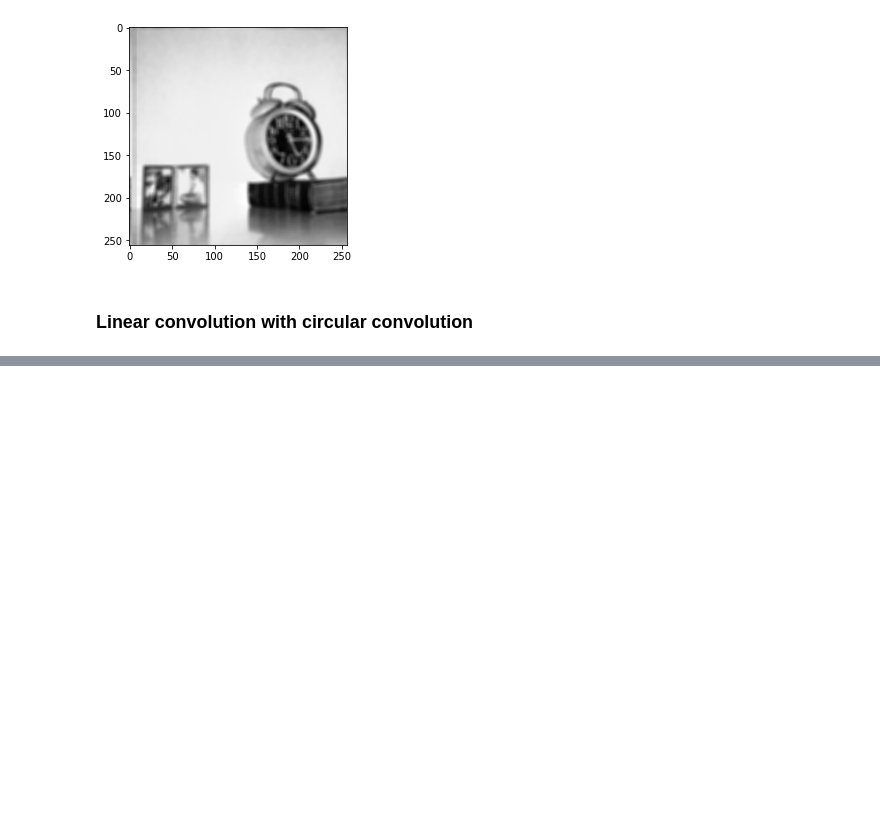
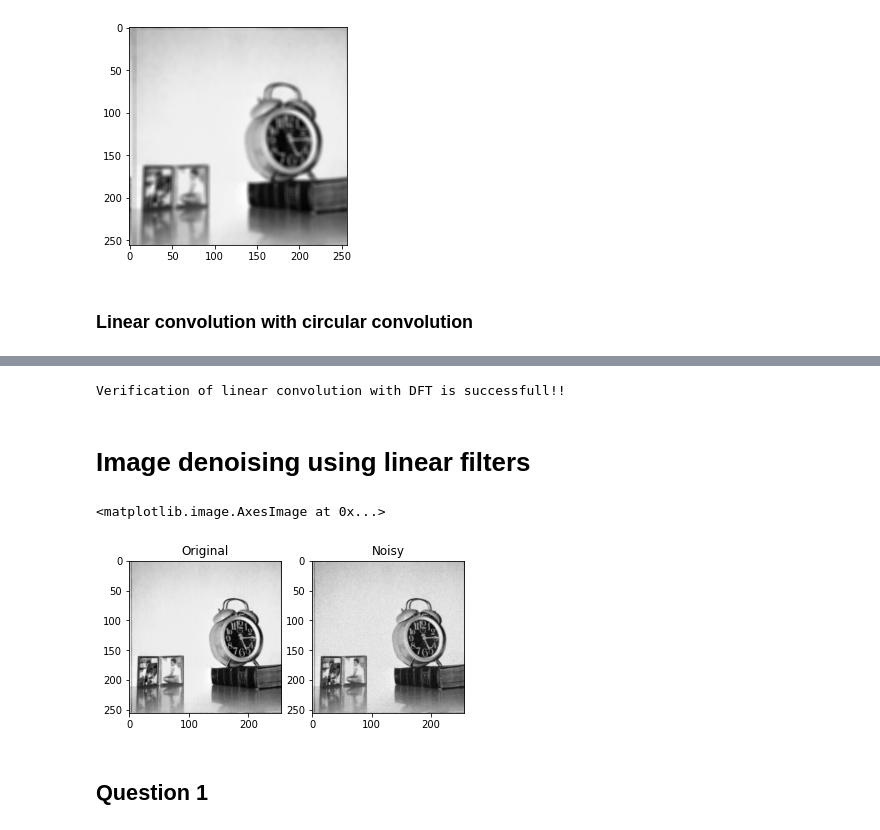
Before and after one commit to TUdayKiranReddy/IVP, a Jupyter notebook: Assignments/Assignment 3/EE19BTECH11038-HW3.ipynb, the cells around one changed output, grey strips where cells are left out. Saved outputs shown, nothing was run; the diff lists cells and outputs as text; code cells hidden in the pictures; blank space fills up the shorter version.

```diff
--- a/Assignments/Assignment 3/EE19BTECH11038-HW3.ipynb
+++ b/Assignments/Assignment 3/EE19BTECH11038-HW3.ipynb
@@ -223,0 +248,26 @@ plt.imshow(I_avg_lconvolve, cmap='gray')
+# %%
+if np.allclose(I_avg_lconvolve, I_avg_lconvolve_dft):
+    print("Verification of linear convolution with DFT is successfull!!")
+else:
+    print("Verification of linear convolution  with DFT failed!!")
+# %% [output]
+Verification of linear convolution with DFT is successfull!!
+# %% [markdown]
+# Image denoising using linear filters
+# %%
+mu = 0
+var = 25
+I_noise = img + np.sqrt(var)*np.random.randn(img.shape[0], img.shape[1]) + mu
+
+plt.subplot(1, 2, 1)
+plt.title("Original")
+plt.imshow(img, cmap='gray')
+
+plt.subplot(1, 2, 2)
+plt.title("Noisy")
+plt.imshow(I_noise, cmap='gray')
+# %% [output]
+<matplotlib.image.AxesImage at 0x...>
+[figure, added]
+# %% [markdown]
+## Question 1
```
Also changed, not shown: parts of 17 cells of this notebook.
